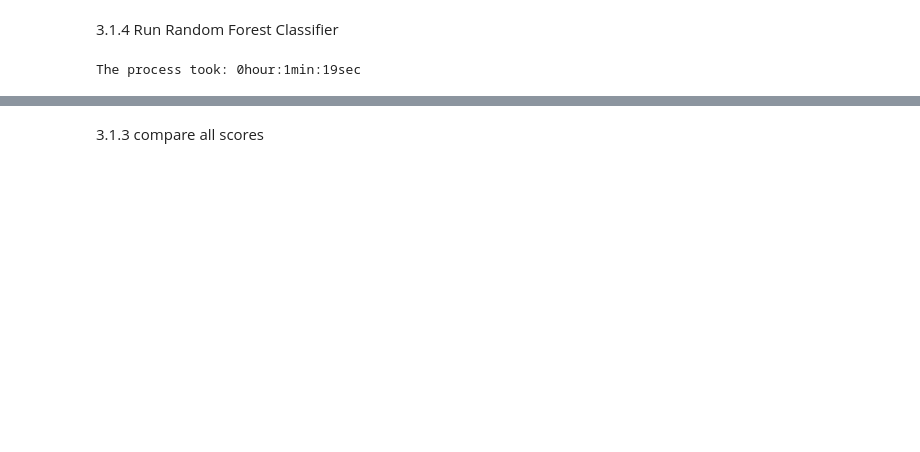
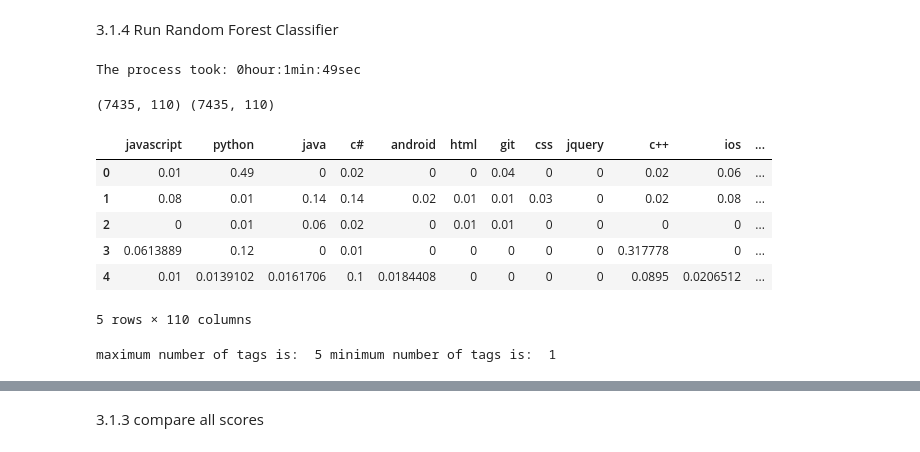
Before and after one commit to opsabarsec/NLP-automatic-tagging-stackoverflow-posts, a Jupyter notebook: notebooks/Stackoverflowtags-Part2.ipynb, the cells around one changed output, grey strips where cells are left out. Saved outputs shown, nothing was run; the diff lists cells and outputs as text; code cells hidden in the pictures; blank space fills up the shorter version.

```diff
--- a/notebooks/Stackoverflowtags-Part2.ipynb
+++ b/notebooks/Stackoverflowtags-Part2.ipynb
@@ -701,10 +705,11 @@ The process took: 0hour:1min:54sec
 3.1.4 Run Random Forest Classifier
 # %%
 process_time_starts()
-rf = RandomForestClassifier(max_depth=35000, random_state=42, n_jobs = -1, n_estimators=80)#, parameters optimized to balance consumption and accuracy
+rf = RandomForestClassifier(max_depth=30000, random_state=42, n_jobs = -1, n_estimators=100)#, parameters optimized to balance consumption and accuracy
 rf_clf = rf.fit(X_tfidf_train, y_train_bin)
 # apply the trained random forest model
-y_pred_RF = rf_clf.predict(X_tfidf_test)
+#y_pred_RF = rf_clf.predict(X_tfidf_test)
+
 time_elapsed()
 # %% [output]
-The process took: 0hour:1min:19sec
+The process took: 0hour:1min:49sec
@@ -710,0 +727,13 @@ The process took: 0hour:1min:19sec
+# %%
+
+print(df_probs.shape, y_test_bin.shape)
+df_probs.head()
+# %% [output]
+(7435, 110) (7435, 110)
+|  | javascript | python | java | c# | android | html | git | css | jquery | c++ | ios | ... |
+| 0 | 0.01 | 0.49 | 0 | 0.02 | 0 | 0 | 0.04 | 0 | 0 | 0.02 | 0.06 | ... |
+| 1 | 0.08 | 0.01 | 0.14 | 0.14 | 0.02 | 0.01 | 0.01 | 0.03 | 0 | 0.02 | 0.08 | ... |
+| 2 | 0 | 0.01 | 0.06 | 0.02 | 0 | 0.01 | 0.01 | 0 | 0 | 0 | 0 | ... |
+| 3 | 0.0613889 | 0.12 | 0 | 0.01 | 0 | 0 | 0 | 0 | 0 | 0.317778 | 0 | ... |
+| 4 | 0.01 | 0.0139102 | 0.0161706 | 0.1 | 0.0184408 | 0 | 0 | 0 | 0 | 0.0895 | 0.0206512 | ... |
+5 rows × 110 columns
@@ -710,0 +750,6 @@ The process took: 0hour:1min:19sec
+# %%
+maxtags = np.max(y_pred_RF.sum(axis=1))
+mintags = np.min(y_pred_RF.sum(axis=1))
+print('maximum number of tags is: ', maxtags,'minimum number of tags is: ' , mintags)
+# %% [output]
+maximum number of tags is:  5 minimum number of tags is:  1
```
Also changed, not shown: parts of 29 cells of this notebook.
